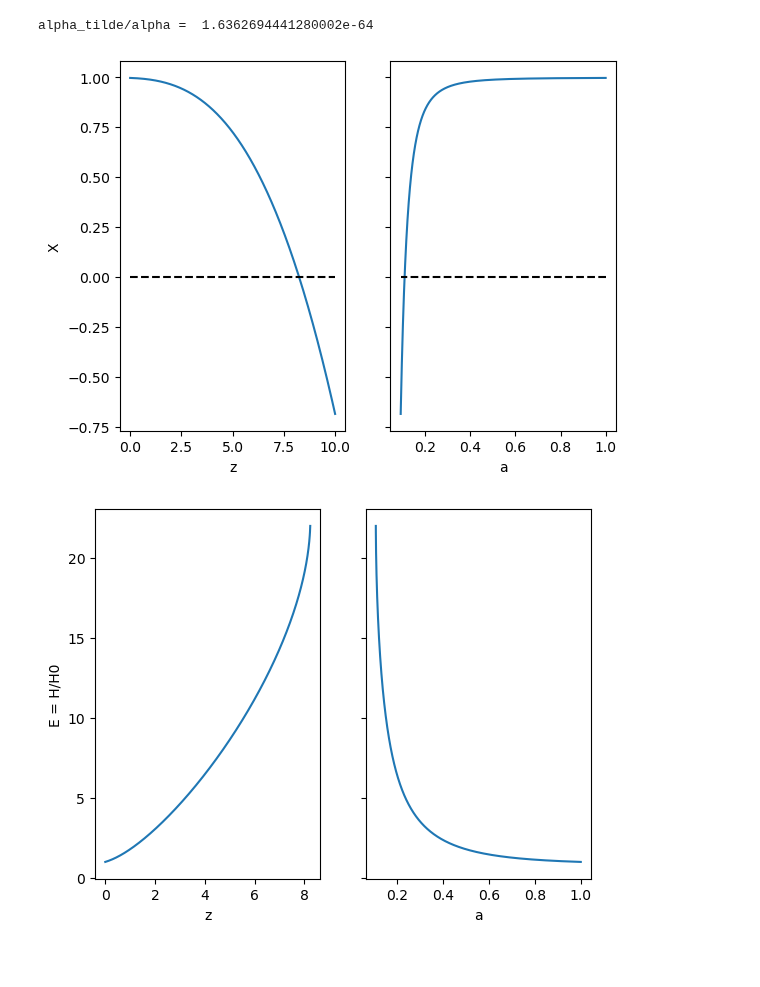
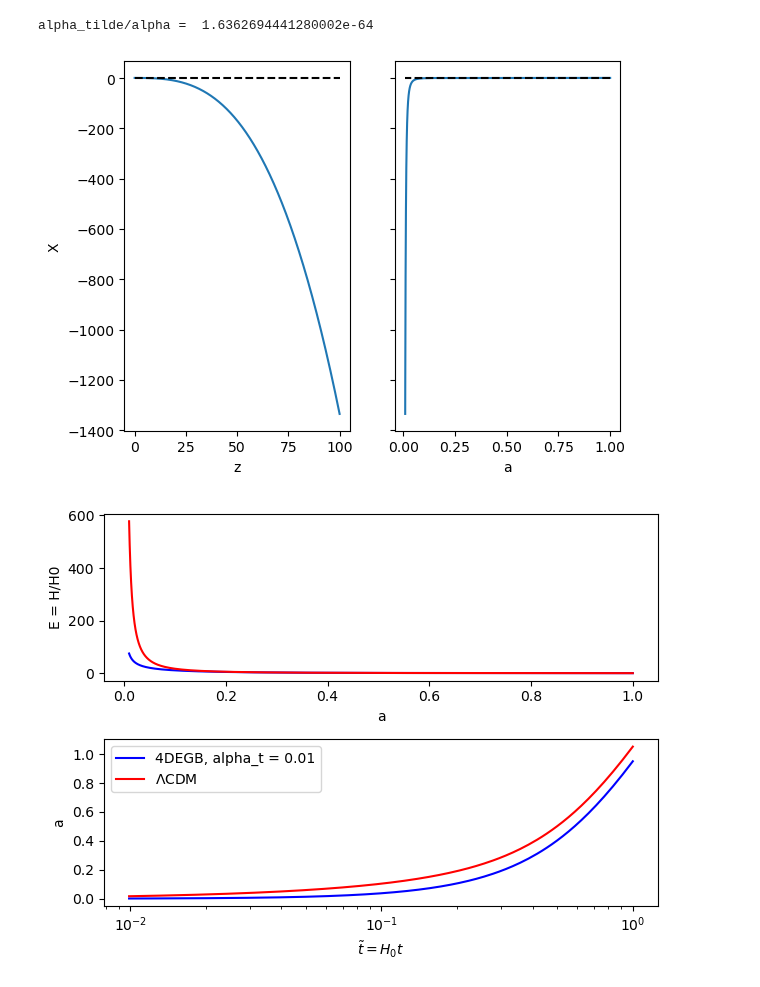
Before and after one commit to CarolaZano/4DEGB-tests, a Jupyter notebook: Background/4DEGB_tests_WandM_corrected_eq.ipynb, the cells around one changed output. Saved outputs shown, nothing was run; the diff lists cells and outputs as text; code cells hidden in the pictures; blank space fills up the shorter version.

Commit message:
Creaded new background plots

```diff
--- a/Background/4DEGB_tests_WandM_corrected_eq.ipynb
+++ b/Background/4DEGB_tests_WandM_corrected_eq.ipynb
@@ -18,10 +18,9 @@ def X(z, cosmo, alpha_tilde):
 
     H0 , Omega_c , Omega_b , Omega_k , Omega_r = cosmo
     Omega_m = Omega_c + Omega_b
-    Omega_lambda = 1 - Omega_m - Omega_r - Omega_k + \
-                   alpha_tilde*(1 - 2*Omega_k + Omega_k**2)
+    Omega_lambda = Omega_Lambda(Omega_m , Omega_r , Omega_k , alpha_tilde)
 
-    return 1 + 4 * alpha_tilde * (Omega_m * (1 + z) ** 3 + Omega_r * (1 + z)** 4 + Omega_k * (1 + z) ** 2 + Omega_lambda)
+    return 1 + 4 * alpha_tilde * (Omega_m * (1 + z) ** 3 + Omega_r * (1 + z)** 4 + Omega_lambda)
 
 # gives E(z) = H(z) / H0
 
@@ -29,8 +28,7 @@ def E(z , cosmo , alpha_tilde):
 
     H0 , Omega_c , Omega_b , Omega_k , Omega_r = cosmo
     Omega_m = Omega_c + Omega_b
-    Omega_lambda = 1 - Omega_m - Omega_r - Omega_k + \
-                   alpha_tilde*(1 - 2*Omega_k + Omega_k**2)
+    Omega_lambda = Omega_Lambda(Omega_m , Omega_r , Omega_k , alpha_tilde)
 
     if alpha_tilde == 0:
         ans = np.sqrt(Omega_m * (1 + z) ** 3 + Omega_r * (1 + z) ** 4 + Omega_k * (1 + z) ** 2 + Omega_lambda)
@@ -47,7 +45,7 @@ def dEdz(z , cosmo , alpha_tilde):
     Omega_m = Omega_c + Omega_b
 
     # Wang and Mota
-    dEdz = ((3 * Omega_m * (1 + z) ** 2) + (4 * Omega_r * (1 + z) ** 3) + (2 * Omega_k * (1 + z)))/ \
+    dEdz = Omega_k *(1 + z)/E(z , cosmo , alpha_tilde) + ((3 * Omega_m * (1 + z) ** 2) + (4 * Omega_r * (1 + z) ** 3) )/ \
     (2 * E(z , cosmo , alpha_tilde) * np.sqrt(X(z , cosmo , alpha_tilde)))
 
     return dEdz
@@ -80,6 +78,12 @@ def omega_de(z , cosmo , alpha_tilde):
                 (3 * (Omega_lambda - alpha_tilde*(E_eval ** 4)))
 
     return ans
+
+def unitless_time(z , cosmo , alpha_tilde):
+    t = np.zeros(len(z))
+    for i in range(len(z)):
+        t[i] = scipy.integrate.quad(lambda x: 1/(x*E(1/x -1,cosmo,alpha_tilde)), 0 , 1/(1+z[i]))[0]
+    return t
 # %%
 '''cosmological parameters except alpha'''
 
@@ -89,7 +93,7 @@ print("alpha_tilde/alpha = ",(2 * H0 ** 2))
 # print("Lambda = ", (1 - 0.27 - 0.045 - 0 - 9.2e-5)*3*H0**2)
 
 #define a and z intervals
-z = np.linspace(0, 10 , int(1e3))
+z = np.linspace(0, 100 , int(1e3))
 a = 1/(1+z)
 # %% [output]
 alpha_tilde/alpha =  1.6362694441280002e-64
@@ -97,7 +101,6 @@ alpha_tilde/alpha =  1.6362694441280002e-64
 '''Plots of X(z): negative alpha'''
 
 alpha_tilde = -1e-3
-
 
 f, (ax1, ax2) = plt.subplots(1, 2, sharey=True)
 
@@ -113,24 +116,34 @@ ax2.set_xlabel('a')
 
 plt.show()
 # %% [output]
-[figure, old version]
+[figure, new version]
 # %%
 '''Plots of E(z)'''
 
-alpha_tilde = -1e-3
 
-f, (ax1, ax2) = plt.subplots(1, 2, sharey=True)
+alpha_tilde = 1e-2
 
-ax1.plot(z,E(z , cosmo , alpha_tilde))
-ax2.plot(a,E((1/a) - 1,cosmo , alpha_tilde))
+f, (ax1, ax2) = plt.subplots(2, 1)
+
+ax1.plot(a,E(z , cosmo , alpha_tilde), color = "b", label = r"4DEGB, alpha_t = {}".format(alpha_tilde))
+ax1.plot(a,E(z , cosmo , 0), color = "r", label = r"$\Lambda$CDM")
+
+ax2.plot(a,unitless_time(z , cosmo , 0), color = "b", label = r"4DEGB, alpha_t = {}".format(alpha_tilde))
+
+ax2.plot(a,unitless_time(z , cosmo , alpha_tilde), color = "r", label = r"$\Lambda$CDM")
 
 ax1.set_ylabel('E = H/H0')
-ax1.set_xlabel('z')
-ax2.set_xlabel('a')
+ax1.set_xlabel('a')
+ax2.set_ylabel('a')
+ax2.set_xlabel(r'$\tilde{t} = H_0 t$')
 
+ax2.set_xscale("log")
+f.tight_layout()
+
+plt.legend()
 plt.show()
 # %% [output]
-[figure, old version]
+[figure, new version]
 # %%
 alpha_tilde = 1e-2
 print(1 - 0.27 - 0.045 - 0 - 9.2e-5 + alpha_tilde)
```
Also changed, not shown: parts of 6 cells of this notebook.
